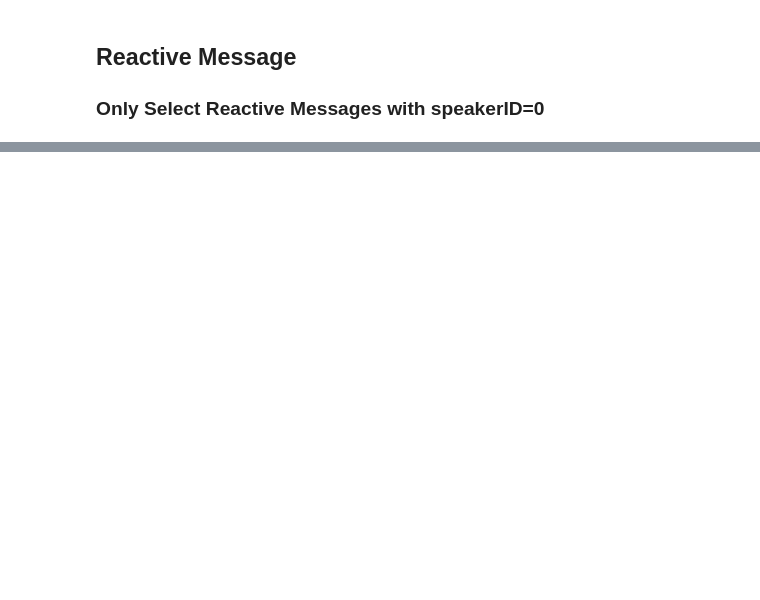
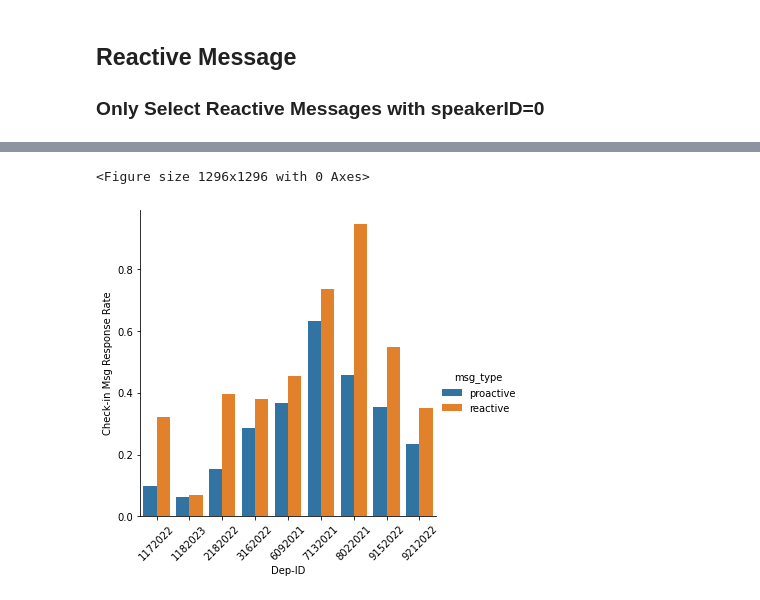
Before and after one commit to peter-peng-w/PCR_DataMining, a Jupyter notebook: compute_recomm_modeling_all.ipynb, the cells around one changed output, grey strips where cells are left out. Drawn from its saved outputs; the diff is of its cells as text; code cells hidden in the pictures; blank space fills up the shorter version.

```diff
--- a/compute_recomm_modeling_all.ipynb
+++ b/compute_recomm_modeling_all.ipynb
@@ -707,0 +847,5 @@ with open(reactive_speakerID_0_timestamp_file_path, 'w') as f_out:
+# %%
+for i in range(len(data_list)):
+    data_list[i].append(data_list[i][3] / data_list[i][2])
+    data_list[i].append(data_list[i][5] / data_list[i][4])
+    data_list[i].append(data_list[i][7] / data_list[i][6])
@@ -707,0 +872,8 @@ with open(reactive_speakerID_0_timestamp_file_path, 'w') as f_out:
+# %%
+import pandas as pd
+
+data_df = pd.DataFrame(data_list, columns=['dep_id', 'msg_type',
+                                           'check_in_send', 'check_in_respond',
+                                           'recomm_send', 'recomm_respond',
+                                           'post_recomm_send', 'post_recomm_respond',
+                                           'check_in_response_rate','recomm_response_rate','post_recomm_response_rate'])
@@ -707,0 +900,29 @@ with open(reactive_speakerID_0_timestamp_file_path, 'w') as f_out:
+# %%
+import matplotlib.pyplot as plt
+import seaborn as sns
+
+plt.figure(figsize=(18, 18))
+
+sns.catplot(
+    data=data_df, kind="bar",
+    x="dep_id", y="check_in_response_rate", hue="msg_type",
+    # errorbar="sd", palette="dark", alpha=.6, height=6
+)
+plt.xlabel("Dep-ID")
+plt.xticks(rotation=45)
+plt.ylabel("Check-in Msg Response Rate")
+plt.show()
+
+# g.despine(left=True)
+# g.set_axis_labels("Dep-ID", "Check-in Msg Response Rate")
+
+# g = sns.catplot(
+#     data=data_df, kind="bar",
+#     x="dep_id", y="check_in_response_rate", hue="msg_type",
+#     # errorbar="sd", palette="dark", alpha=.6, height=6
+# )
+# g.despine(left=True)
+# g.set_axis_labels("Dep-ID", "Check-in Msg Response Rate")
+# %% [output]
+<Figure size 1296x1296 with 0 Axes>
+[figure, added]
```
Also changed, not shown: parts of 29 cells of this notebook.
